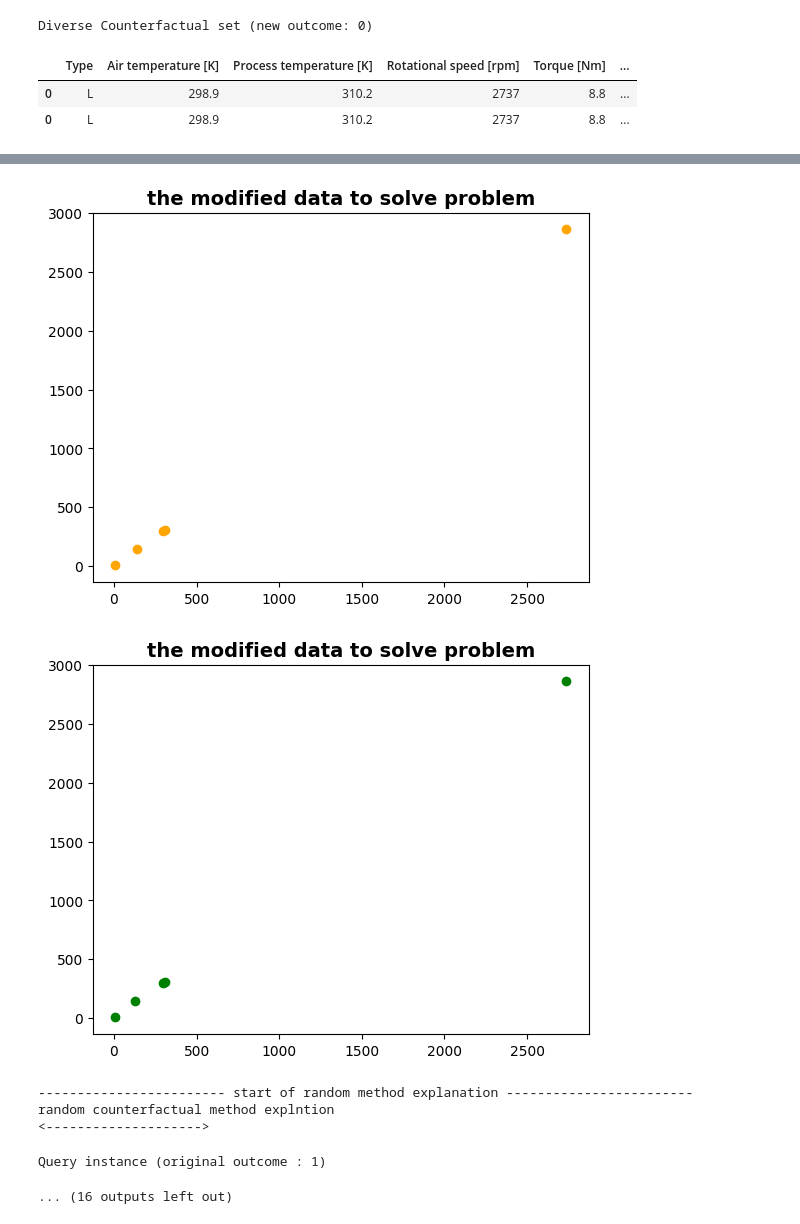
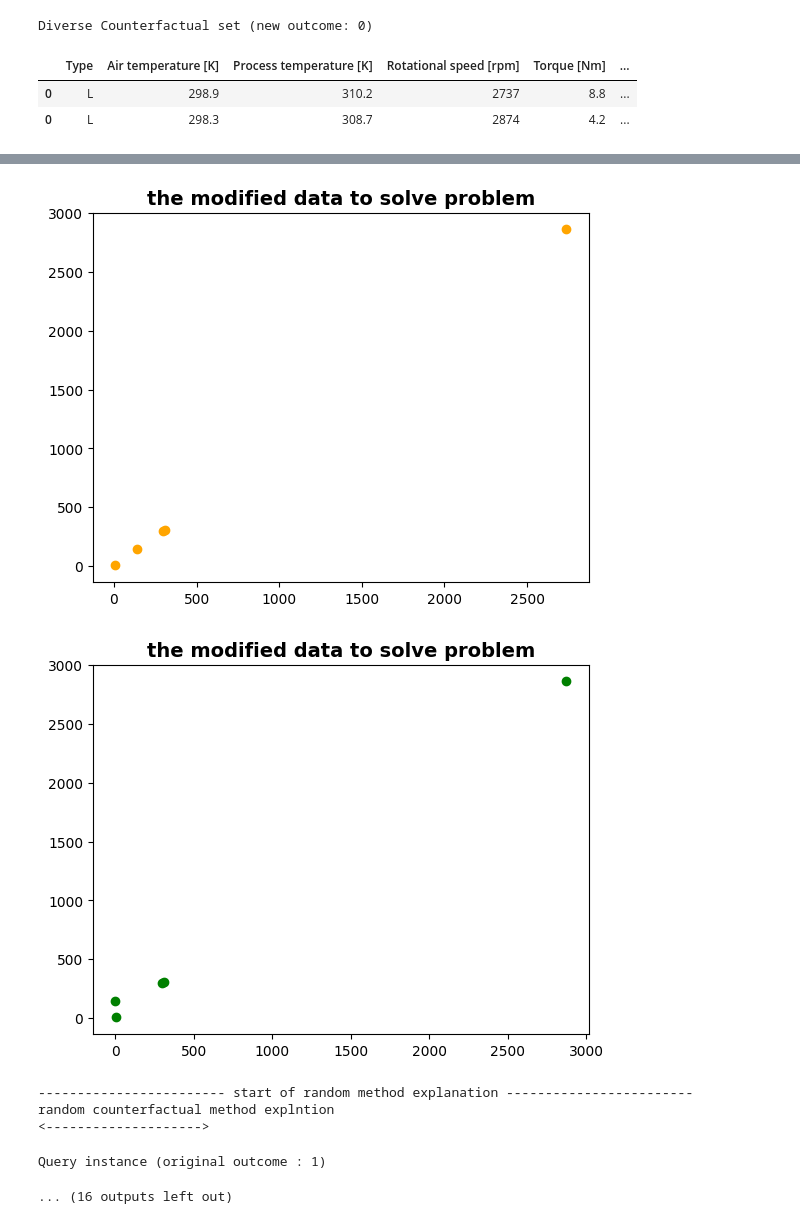
Before and after one commit to ziadehab338/counterfactual-industrial-monitoring, a Jupyter notebook: notebooks/baseline_model.ipynb, the cells around one changed output, grey strips where cells are left out. Cells and saved outputs as stored; diff of their text form; code cells hidden in the pictures.

Commit message:
Restore counterfactual settings and finalize failure prediction flow

```diff
--- a/notebooks/baseline_model.ipynb
+++ b/notebooks/baseline_model.ipynb
@@ -3,6 +3,7 @@ import pandas as pd
 import numpy as np
 import matplotlib.pyplot as plt
 import sklearn as sk
+from sklearn.metrics import classification_report
 from sklearn.pipeline import Pipeline
 from sklearn.compose import ColumnTransformer
 from sklearn.preprocessing import OneHotEncoder, LabelEncoder
@@ -99,6 +100,7 @@ print("Failure Type Train Accuracy:", xgb_failure_type_model.score(X_train_type,
 print("Failure Type Test Accuracy :", xgb_failure_type_model.score(X_test_type, y_test_type))
 print("\nClassification Report:\n")
 print(classification_report(y_test_type, y_pred_type, target_names=label_encoder.classes_))
+
 def predict_failure_and_type(input_df):
     failure_pred = binary_model.predict(input_df)[0]
 
@@ -138,6 +140,18 @@ feature_names = ['Product ID',
     'Rotational speed [rpm]',
     'Torque [Nm]',
     'Tool wear [min]']
+features_to_vary = [
+    'Air temperature [K]',
+    'Process temperature [K]',
+    'Rotational speed [rpm]',
+    'Torque [Nm]',
+    'Tool wear [min]'
+]
+
+permitted_range = {
+    f: [dataset[f].min(), dataset[f].max()]
+    for f in features_to_vary
+}
 def predict_failure_and_type(input_df):
     input_processed = ct.transform(input_df)
     input_processed = imputer.transform(input_processed)
@@ -172,8 +186,8 @@ def check_risk_level(input_df):
     else:
            print("Failure Detected")
 
-#input_datapoint = dataset.loc[[911], features_to_keep] to check the method on random data point but for faliure onlylook down
-input_datapoint = failure_data.iloc[[0]][features_to_keep]
+#input_datapoint = dataset.loc[[911], features_to_keep] # to check the method on random data point but for faliure onlylook down
+input_datapoint = failure_data.iloc[[0]][features_to_keep] # to check the method on random data point but for faliure and to know the type of failure
 status, failure_type = predict_failure_and_type(input_datapoint)
 if status == 0:
     check_risk_level(input_datapoint)
@@ -499,7 +513,7 @@ Query instance (original outcome : 1)
 Diverse Counterfactual set (new outcome: 0)
 |  | Type | Air temperature [K] | Process temperature [K] | Rotational speed [rpm] | Torque [Nm] | ... |
 | 0 | L | 298.9 | 310.2 | 2737 | 8.8 | ... |
-| 0 | L | 298.9 | 310.2 | 2737 | 8.8 | ... |
+| 0 | L | 298.3 | 308.7 | 2874 | 4.2 | ... |
 CF 1
 - Process temperature [K]: 309.1 → 310.2
 - Rotational speed [rpm]: 2861 → 2737
@@ -521,5 +535,5 @@ Counterfactual 1:
 [figure]
-[figure, old version]
+[figure, new version]
 ------------------------ start of random method explanation ------------------------
 random counterfactual method explntion
 <-------------------->
```
Also changed, not shown: parts of 1 cell of this notebook.
